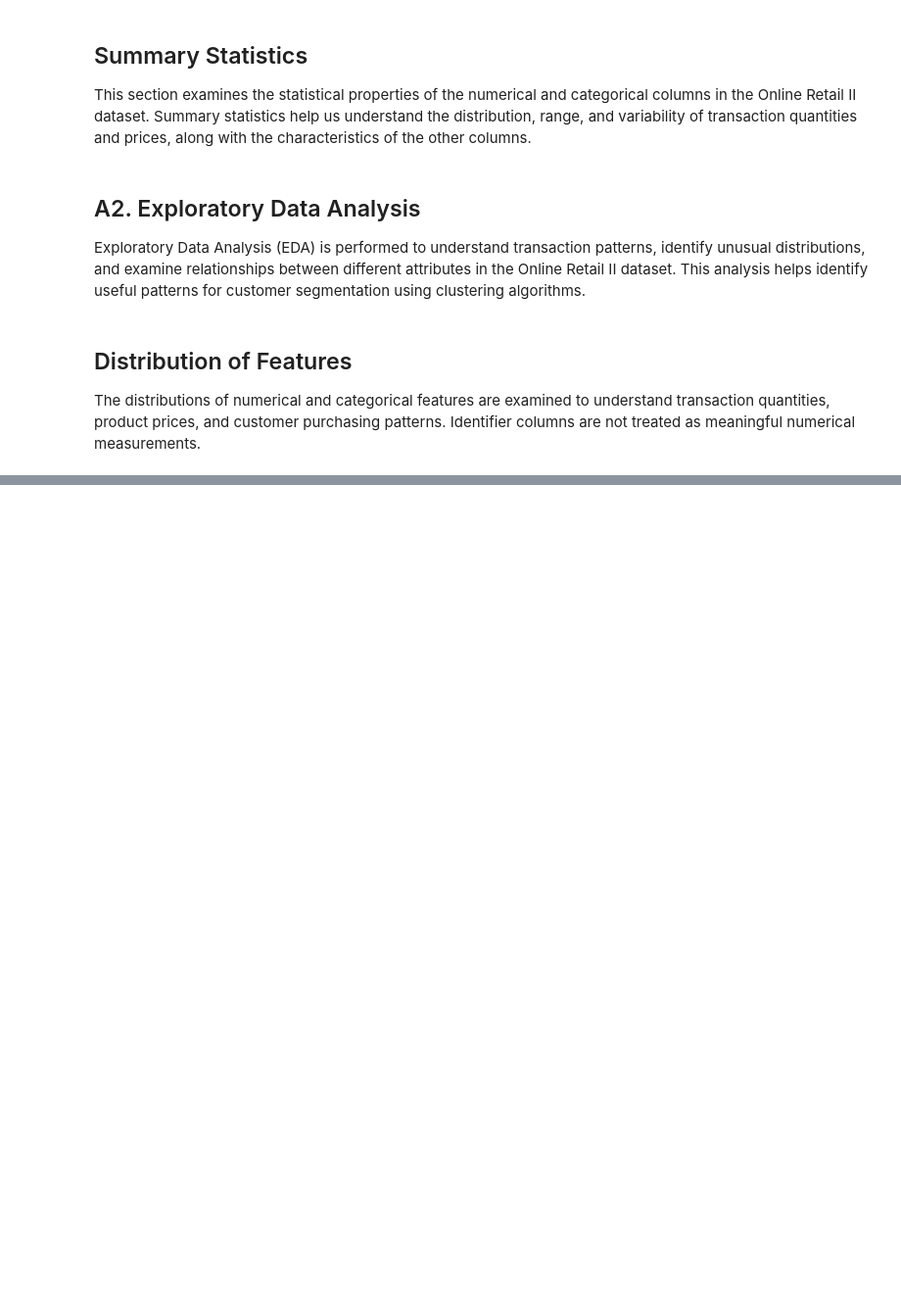
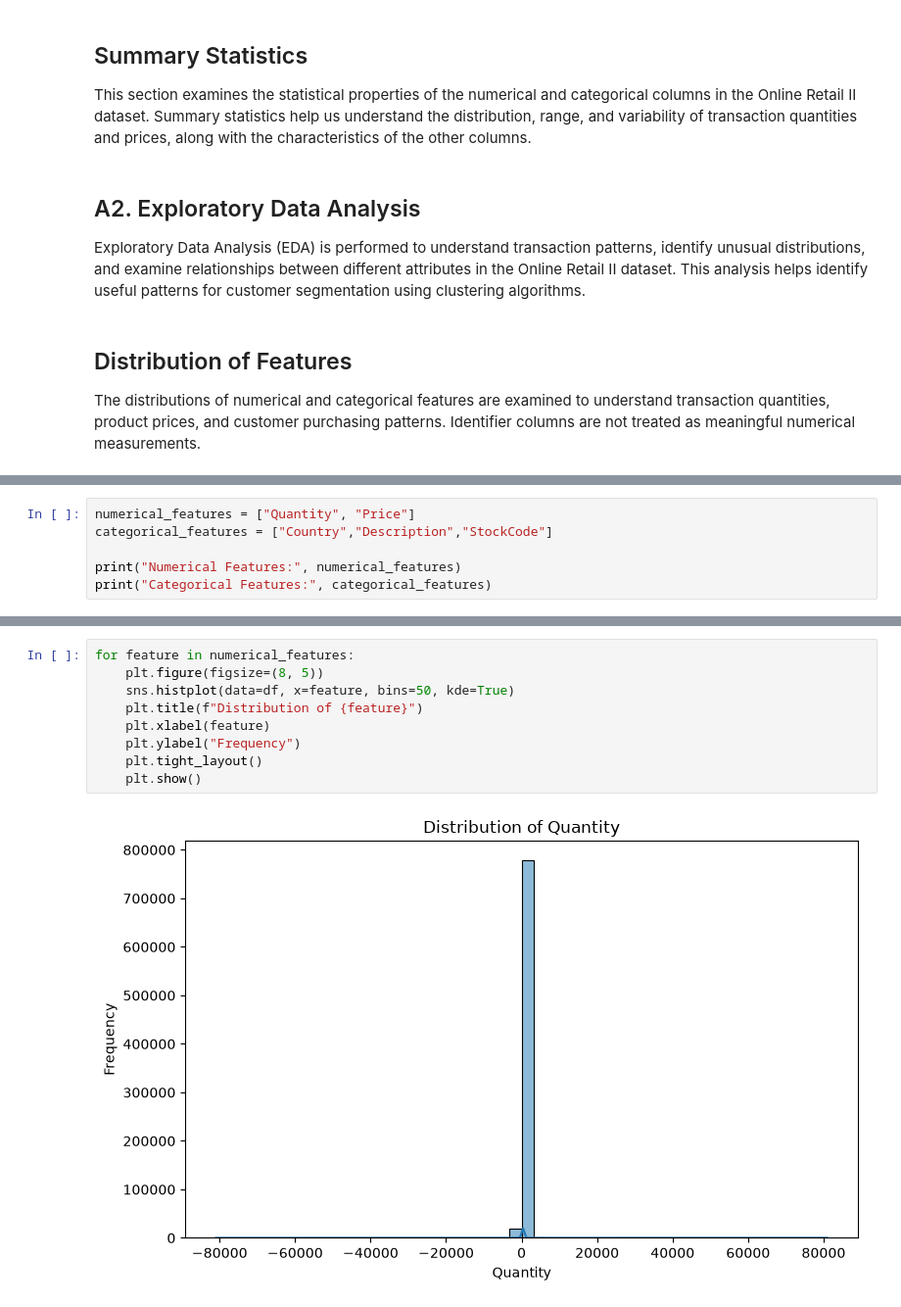
Before and after one commit to snehitha-araveti/ML-Capstone-Project-2026, a Jupyter notebook: notebooks/clustering.ipynb, the cells around one changed output, grey strips where cells are left out. Shown at 98% size. Cells and saved outputs as stored; diff of their text form; blank space fills up the shorter version.

```diff
--- a/notebooks/clustering.ipynb
+++ b/notebooks/clustering.ipynb
@@ -191,0 +189,6 @@ SyntaxError: invalid syntax (1499551139.py, line 3)
+# %%
+numerical_features = ["Quantity", "Price"]
+categorical_features = ["Country","Description","StockCode"]
+
+print("Numerical Features:", numerical_features)
+print("Categorical Features:", categorical_features)
@@ -191,0 +202,11 @@ SyntaxError: invalid syntax (1499551139.py, line 3)
+# %%
+for feature in numerical_features:
+    plt.figure(figsize=(8, 5))
+    sns.histplot(data=df, x=feature, bins=50, kde=True)
+    plt.title(f"Distribution of {feature}")
+    plt.xlabel(feature)
+    plt.ylabel("Frequency")
+    plt.tight_layout()
+    plt.show()
+# %% [output]
+[figure, added]
```
Also changed, not shown: parts of 12 cells of this notebook.
